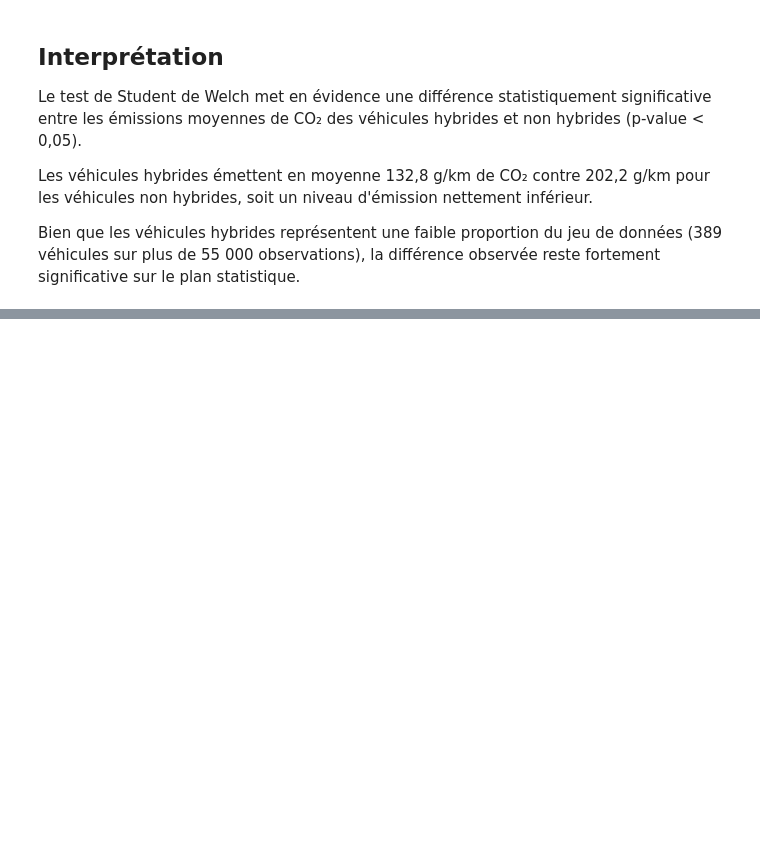
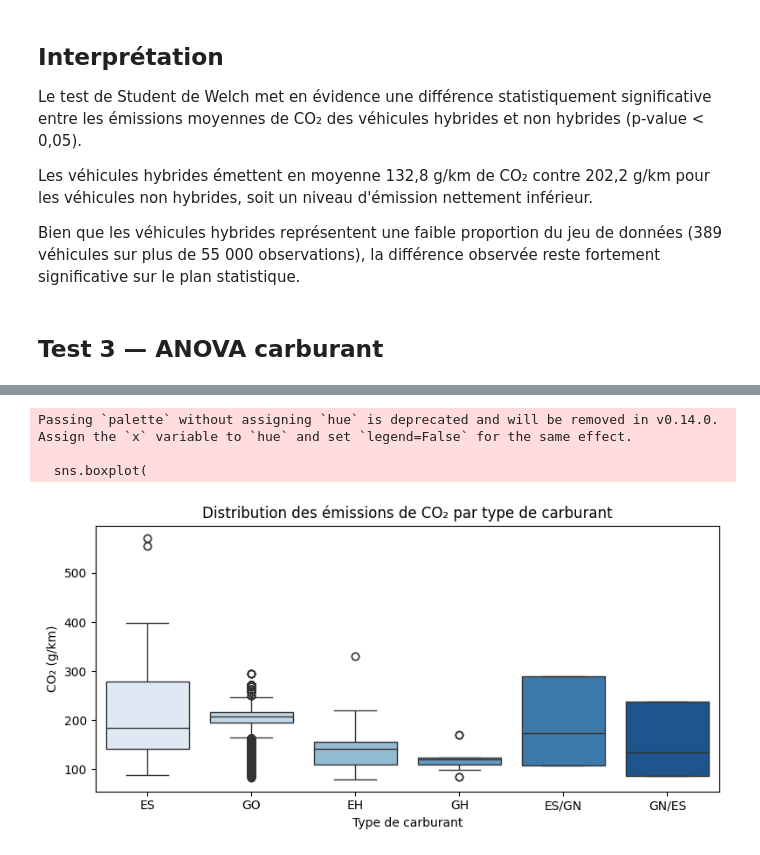
Before and after one commit to LarissaVarnakova/Projet_CO2, a Jupyter notebook: notebooks/eda_aziz.ipynb, the cells around one changed output, grey strips where cells are left out. Cells and saved outputs as stored; diff of their text form; code cells hidden in the pictures; blank space fills up the shorter version.

Commit message:
Ajout ANOVA type de carburant

```diff
--- a/notebooks/eda_aziz.ipynb
+++ b/notebooks/eda_aziz.ipynb
@@ -799,3 +799,69 @@ Le test de Student de Welch met en évidence une différence statistiquement sig
 Les véhicules hybrides émettent en moyenne 132,8 g/km de CO₂ contre 202,2 g/km pour les véhicules non hybrides, soit un niveau d'émission nettement inférieur.
 
 Bien que les véhicules hybrides représentent une faible proportion du jeu de données (389 véhicules sur plus de 55 000 observations), la différence observée reste fortement significative sur le plan statistique.
+# %% [markdown]
+## Test 3 — ANOVA carburant
+# %%
+# ============================================================
+# TEST 3 — ANOVA : type de carburant (cod_cbr)
+# ============================================================
+
+print("=== TEST 3 — ANOVA : type de carburant ===\n")
+
+groupes_par_carburant = df_2014.groupby('cod_cbr')
+
+groupes = []
+
+for nom_carburant, sous_df in groupes_par_carburant:
+    valeurs_co2 = sous_df['co2'].dropna().values
+    nb_observations = len(valeurs_co2)
+
+    print(f"Carburant : {nom_carburant} → {nb_observations} observations")
+
+    if nb_observations > 30:
+        groupes.append(valeurs_co2)
+        print("  ✅ Groupe retenu")
+    else:
+        print("  ❌ Groupe ignoré (trop peu d'observations)")
+
+stat, p = stats.f_oneway(*groupes)
+
+print(f"\nStatistique F = {stat:.2f}")
+print(f"p-value       = {p:.2e}")
+
+if p < 0.05:
+    print("→ On rejette H0 : au moins un carburant a une moyenne de CO₂ différente")
+else:
+    print("→ On ne rejette pas H0")
+
+print("\nMoyennes CO₂ par carburant :")
+print(
+    df_2014.groupby('cod_cbr')['co2']
+    .agg(['mean', 'median', 'count'])
+    .sort_values('mean')
+    .round(1)
+)
+
+# Visualisation
+carburants_retenus = [
+    k for k, g in df_2014.groupby('cod_cbr')
+    if g['co2'].dropna().count() > 30
+]
+
+df_cbr = df_2014[df_2014['cod_cbr'].isin(carburants_retenus)]
+
+plt.figure(figsize=(8, 4))
+
+sns.boxplot(
+    x='cod_cbr',
+    y='co2',
+    data=df_cbr,
+    palette='Blues'
+)
+
+plt.title('Distribution des émissions de CO₂ par type de carburant')
+plt.xlabel('Type de carburant')
+plt.ylabel('CO₂ (g/km)')
+plt.tight_layout()
+plt.show()
+# %% [output]
@@ -801,0 +885,4 @@ Bien que les véhicules hybrides représentent une faible proportion du jeu de d
+Passing `palette` without assigning `hue` is deprecated and will be removed in v0.14.0. Assign the `x` variable to `hue` and set `legend=False` for the same effect.
+
+  sns.boxplot(
+[figure, added]
```
Also changed, not shown: parts of 4 cells of this notebook.
